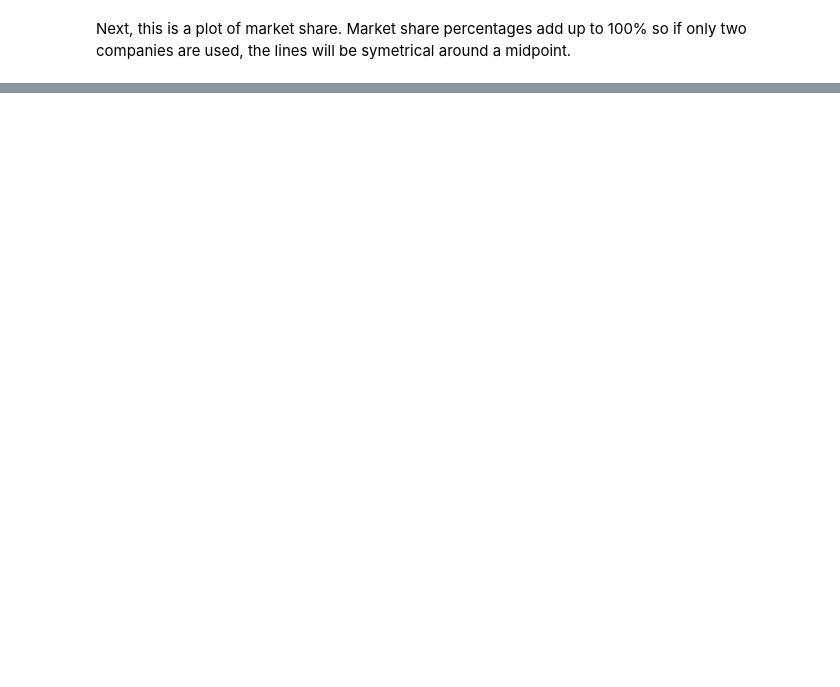
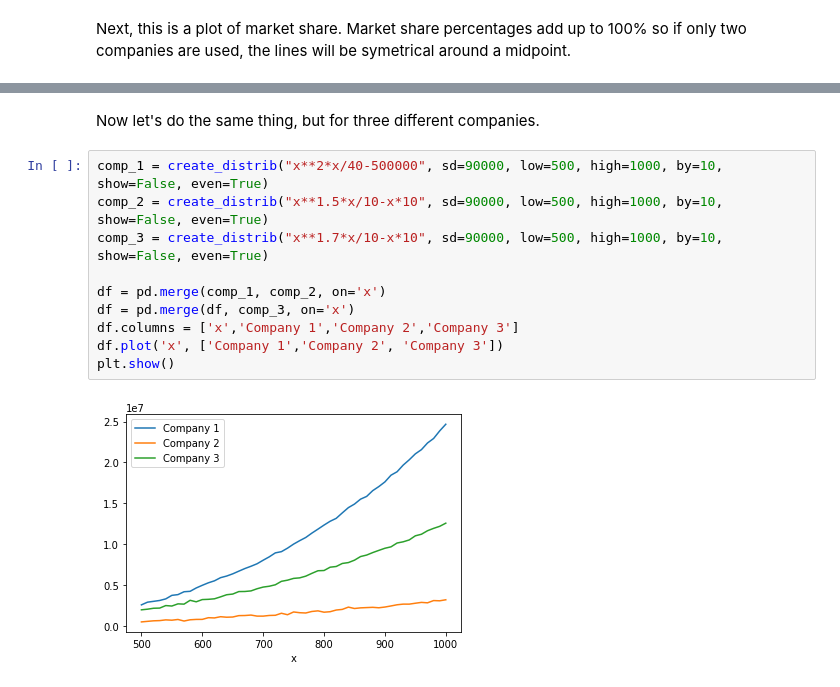
Before and after one commit to peterkabai/python, a Jupyter notebook: notebook_snippets/market_share.ipynb, the cells around one changed output, grey strips where cells are left out. Drawn from its saved outputs; the diff is of its cells as text; blank space fills up the shorter version.

```diff
--- a/notebook_snippets/market_share.ipynb
+++ b/notebook_snippets/market_share.ipynb
@@ -69,0 +121,14 @@ plt.show()
+# %% [markdown]
+Now let's do the same thing, but for three different companies.
+# %%
+comp_1 = create_distrib("x**2*x/40-500000", sd=90000, low=500, high=1000, by=10, show=False, even=True)
+comp_2 = create_distrib("x**1.5*x/10-x*10", sd=90000, low=500, high=1000, by=10, show=False, even=True)
+comp_3 = create_distrib("x**1.7*x/10-x*10", sd=90000, low=500, high=1000, by=10, show=False, even=True)
+
+df = pd.merge(comp_1, comp_2, on='x')
+df = pd.merge(df, comp_3, on='x')
+df.columns = ['x','Company 1','Company 2','Company 3']
+df.plot('x', ['Company 1','Company 2', 'Company 3'])
+plt.show()
+# %% [output]
+[figure, added]
```
Also changed, not shown: parts of 11 cells of this notebook.
